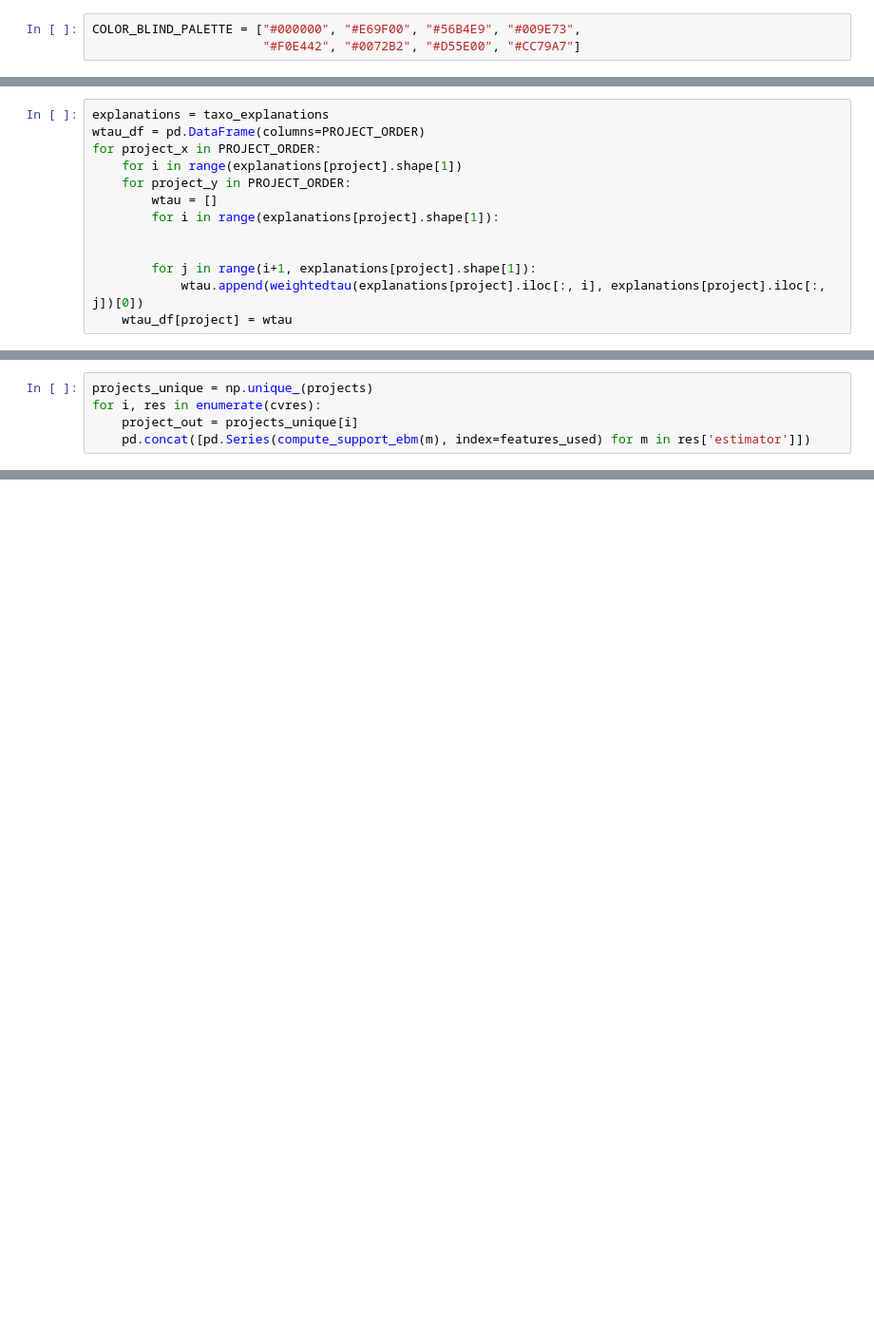
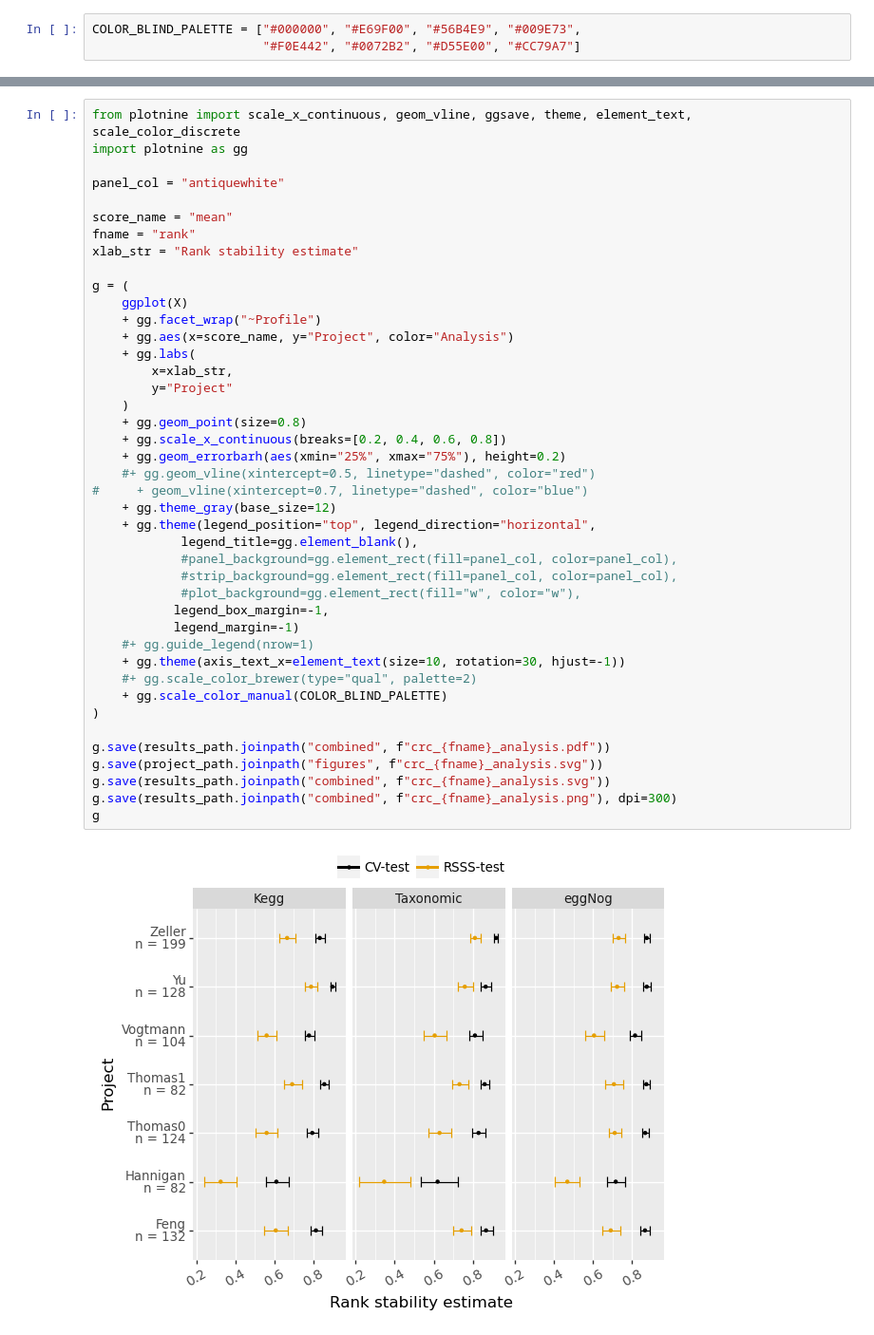
Before and after one commit to babelomics/metagenomic-crc, a Jupyter notebook: machine_learning/plot_results.ipynb, the cells around one changed output, grey strips where cells are left out. Shown: that part at 95% size. Cells and saved outputs as stored; diff of their text form; blank space fills up the shorter version.

```diff
--- a/machine_learning/plot_results.ipynb
+++ b/machine_learning/plot_results.ipynb
@@ -1146,13 +746,0 @@ sns.boxplot(data=wtau_df, x="Project", y="Score", hue="Profile", palette="colorb
-# %%
-explanations = taxo_explanations
-wtau_df = pd.DataFrame(columns=PROJECT_ORDER)
-for project_x in PROJECT_ORDER:
-    for i in range(explanations[project].shape[1])
-    for project_y in PROJECT_ORDER:
-        wtau = []
-        for i in range(explanations[project].shape[1]):
-
-
-        for j in range(i+1, explanations[project].shape[1]):
-            wtau.append(weightedtau(explanations[project].iloc[:, i], explanations[project].iloc[:, j])[0])
-    wtau_df[project] = wtau
@@ -1225,5 +746,0 @@ from sklearn.preprocessing import FunctionTransformer, KBinsDiscretizer
-# %%
-projects_unique = np.unique_(projects)
-for i, res in enumerate(cvres):
-    project_out = projects_unique[i]
-    pd.concat([pd.Series(compute_support_ebm(m), index=features_used) for m in res['estimator']])
@@ -1357,0 +1028,44 @@ X.to_csv("rank_summary.tsv", sep="\t", index=False)
+# %%
+from plotnine import scale_x_continuous, geom_vline, ggsave, theme, element_text, scale_color_discrete
+import plotnine as gg
+
+panel_col = "antiquewhite"
+
+score_name = "mean"
+fname = "rank"
+xlab_str = "Rank stability estimate"
+
+g = (
+    ggplot(X)
+    + gg.facet_wrap("~Profile")
+    + gg.aes(x=score_name, y="Project", color="Analysis")
+    + gg.labs(
+        x=xlab_str,
+        y="Project"
+    )
+    + gg.geom_point(size=0.8)
+    + gg.scale_x_continuous(breaks=[0.2, 0.4, 0.6, 0.8])
+    + gg.geom_errorbarh(aes(xmin="25%", xmax="75%"), height=0.2)
+    #+ gg.geom_vline(xintercept=0.5, linetype="dashed", color="red")
+#     + geom_vline(xintercept=0.7, linetype="dashed", color="blue")
+    + gg.theme_gray(base_size=12)
+    + gg.theme(legend_position="top", legend_direction="horizontal",
+            legend_title=gg.element_blank(),
+            #panel_background=gg.element_rect(fill=panel_col, color=panel_col),
+            #strip_background=gg.element_rect(fill=panel_col, color=panel_col),
+            #plot_background=gg.element_rect(fill="w", color="w"),
+           legend_box_margin=-1,
+           legend_margin=-1)
+    #+ gg.guide_legend(nrow=1)
+    + gg.theme(axis_text_x=element_text(size=10, rotation=30, hjust=-1))
+    #+ gg.scale_color_brewer(type="qual", palette=2)
+    + gg.scale_color_manual(COLOR_BLIND_PALETTE)
+)
+
+g.save(results_path.joinpath("combined", f"crc_{fname}_analysis.pdf"))
+g.save(project_path.joinpath("figures", f"crc_{fname}_analysis.svg"))
+g.save(results_path.joinpath("combined", f"crc_{fname}_analysis.svg"))
+g.save(results_path.joinpath("combined", f"crc_{fname}_analysis.png"), dpi=300)
+g
+# %% [output]
+[figure, added]
```
Also changed, not shown: parts of 94 cells of this notebook, 3 other files.
